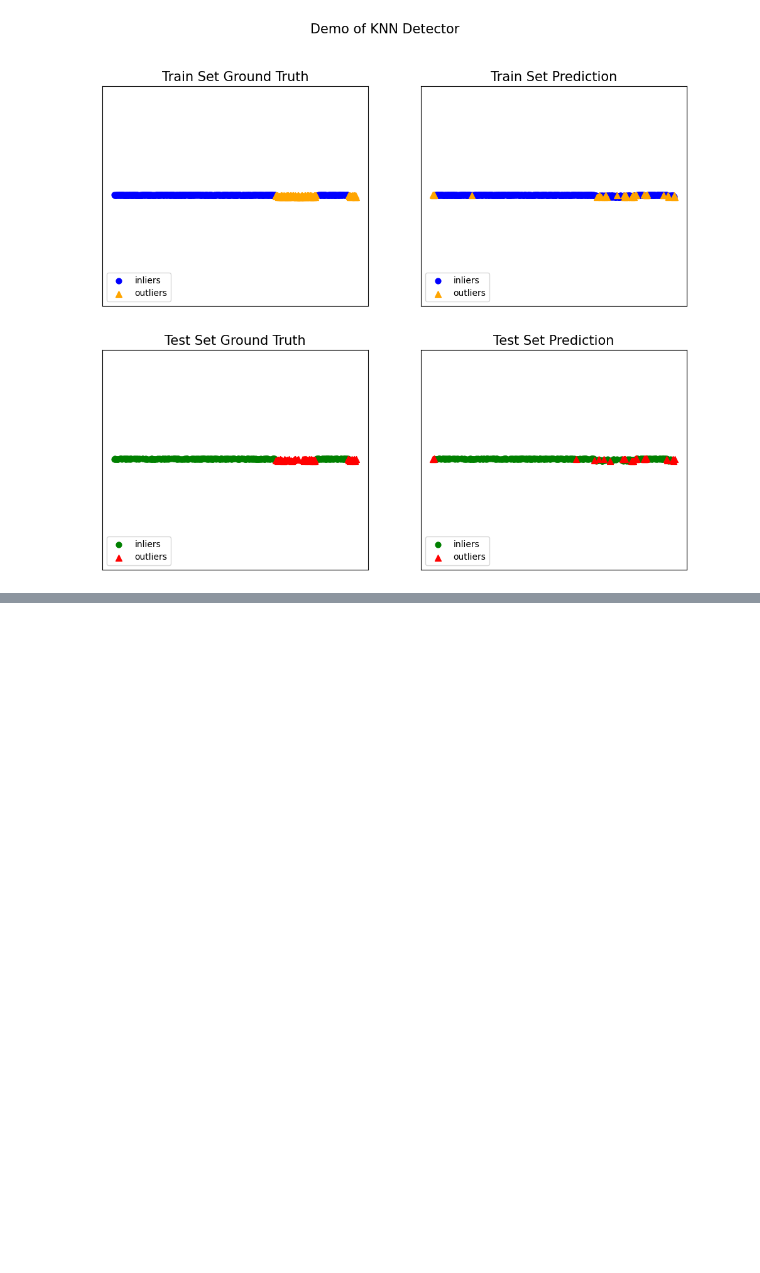
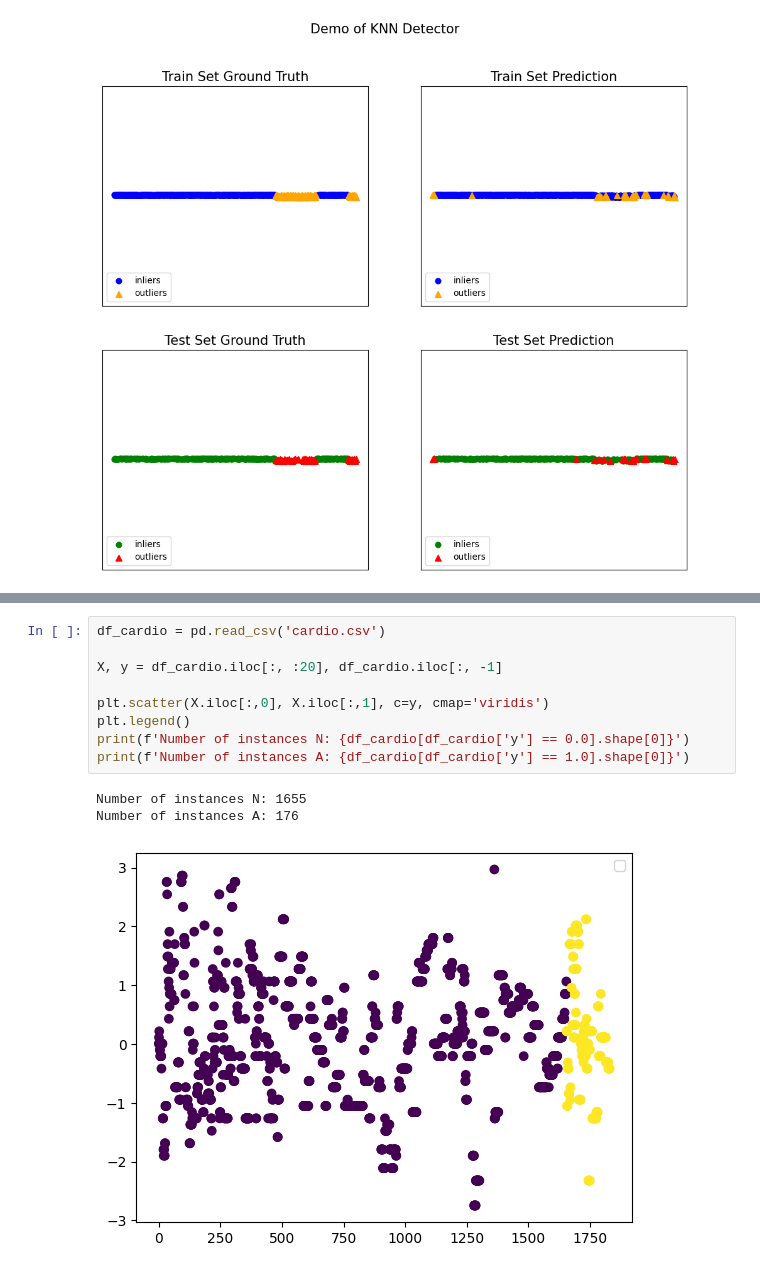
Before and after one commit to linusedman/Data-mining-I, a Jupyter notebook: A4/assignment_4.ipynb, the cells around one changed output, grey strips where cells are left out. Cells and saved outputs as stored; diff of their text form; blank space fills up the shorter version.

```diff
--- a/A4/assignment_4.ipynb
+++ b/A4/assignment_4.ipynb
@@ -77,0 +139,13 @@ NameError: name 'KNN' is not defined
+# %%
+df_cardio = pd.read_csv('cardio.csv')
+
+X, y = df_cardio.iloc[:, :20], df_cardio.iloc[:, -1]
+
+plt.scatter(X.iloc[:,0], X.iloc[:,1], c=y, cmap='viridis')
+plt.legend()
+print(f'Number of instances N: {df_cardio[df_cardio['y'] == 0.0].shape[0]}')
+print(f'Number of instances A: {df_cardio[df_cardio['y'] == 1.0].shape[0]}')
+# %% [output]
+Number of instances N: 1655
+Number of instances A: 176
+[figure, added]
```
Also changed, not shown: parts of 3 cells of this notebook.
